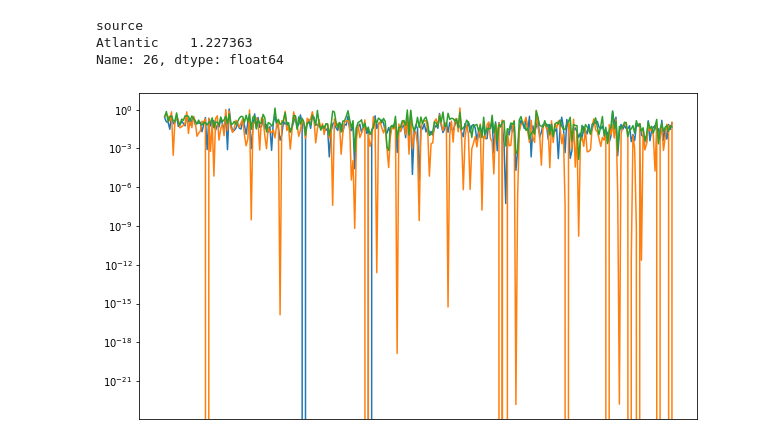
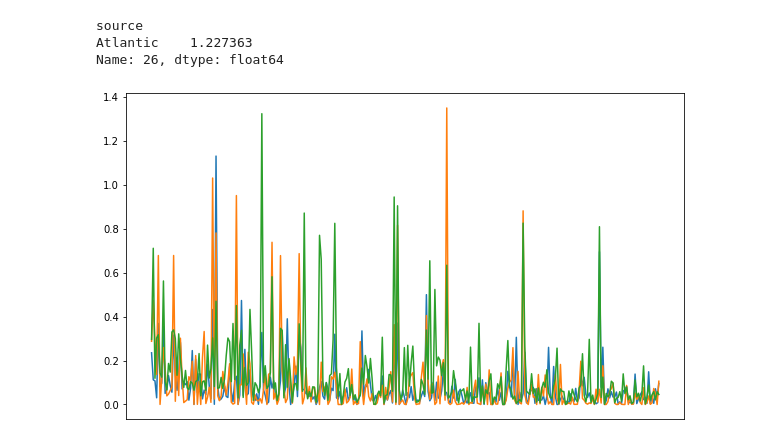
Before and after one commit to WarmCyan/perspective-mining-research, a Jupyter notebook: notebooks/NewsSourceExploration.ipynb, the cells around one changed output. Cells and saved outputs as stored; diff of their text form; code cells hidden in the pictures.

```diff
--- a/notebooks/NewsSourceExploration.ipynb
+++ b/notebooks/NewsSourceExploration.ipynb
@@ -106,7 +106,9 @@ print(aspect_ordered_translation_indices[0:5])
 [26, 6, 88, 387, 8]
 # %%
 # get the column index of the aspect that's 0th (highest flr) in the ordered aspect list
-nth = 18
+nth = 4
+nth_neg = nth+len(aspect_data.keys())
+nth_neutral = nth+len(aspect_data.keys())*2
 index = aspects_reverse[list(aspect_data_ordered.keys())[nth]]
 print(index)
 print(aspects[index])
@@ -184,32 +204,32 @@ cols = positive_df_ordered.columns.tolist()
 col_range = 300
 
 source_flr_series = {}
 for source in as_df_source.groupby(['source']).groups:
     source_flr_series[source] = []
     row = positive_df_ordered[positive_df_ordered.index == source]
 
     for i in cols[0:col_range]:
         source_flr_series[source].append(row[i])
 
 
 
 
 
 x = []
 for i in cols[0:col_range]:
     x.append(str(i))
 
 
 #for source in source_flr_series.keys():
     #ax.plot(x, y)
 
 ax.plot(x, source_flr_series["Reuters"], color='C0')
 ax.plot(x, source_flr_series["Fox News"], color='C1')
 ax.plot(x, source_flr_series["Breitbart"], color='C2')
 
 #ax.plot(x, y)
 ax.set_xticks([])
-ax.set_yscale("log")
+#ax.set_yscale("log")
 plt.show()
 # %% [output]
-[figure, old version]
+[figure, new version]
```
Also changed, not shown: parts of 3 cells of this notebook, 2 other files.
